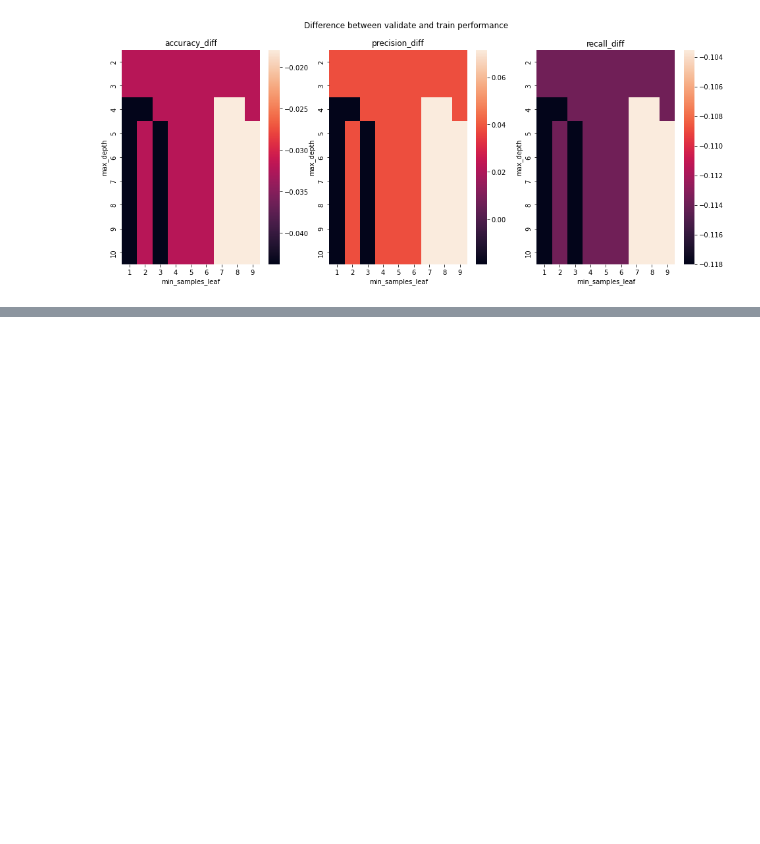
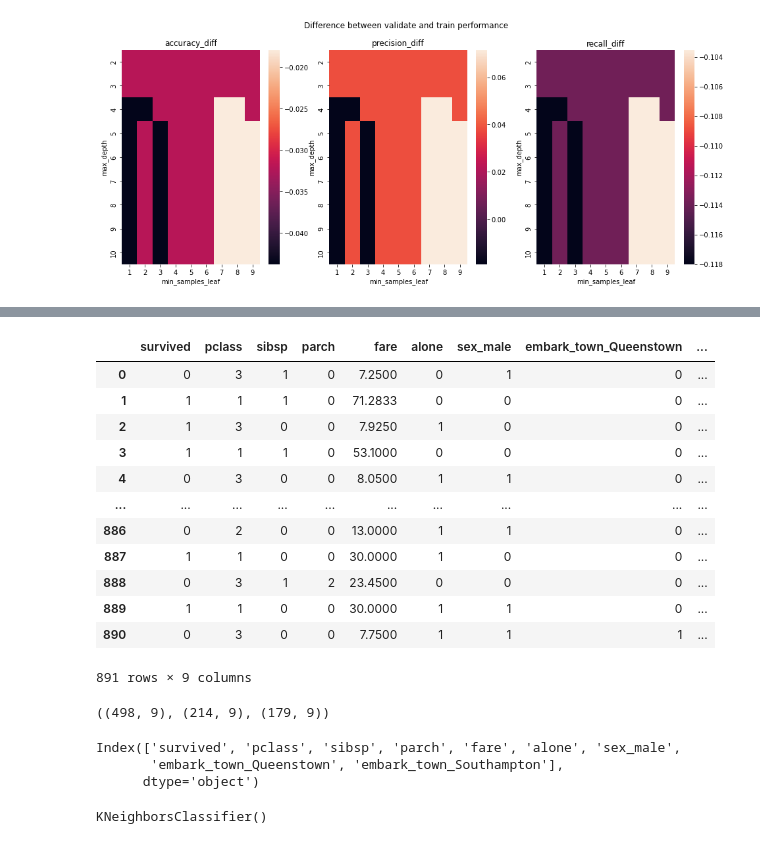
Before and after one commit to jesse-d-marder/classification-exercises, a Jupyter notebook: model.ipynb, the cells around one changed output, grey strips where cells are left out. Saved outputs shown, nothing was run; the diff lists cells and outputs as text; code cells hidden in the pictures; blank space fills up the shorter version.

```diff
--- a/model.ipynb
+++ b/model.ipynb
@@ -659,0 +665,2 @@ for i, metric in enumerate(to_plot):
+# %%
+df = get_titantic_data()
@@ -659,0 +678,18 @@ for i, metric in enumerate(to_plot):
+# %%
+prepared = prep_titantic(df)
+# %%
+prepared
+# %% [output]
+|  | survived | pclass | sibsp | parch | fare | alone | sex_male | embark_town_Queenstown | ... |
+| 0 | 0 | 3 | 1 | 0 | 7.2500 | 0 | 1 | 0 | ... |
+| 1 | 1 | 1 | 1 | 0 | 71.2833 | 0 | 0 | 0 | ... |
+| 2 | 1 | 3 | 0 | 0 | 7.9250 | 1 | 0 | 0 | ... |
+| 3 | 1 | 1 | 1 | 0 | 53.1000 | 0 | 0 | 0 | ... |
+| 4 | 0 | 3 | 0 | 0 | 8.0500 | 1 | 1 | 0 | ... |
+| ... | ... | ... | ... | ... | ... | ... | ... | ... | ... |
+| 886 | 0 | 2 | 0 | 0 | 13.0000 | 1 | 1 | 0 | ... |
+| 887 | 1 | 1 | 0 | 0 | 30.0000 | 1 | 0 | 0 | ... |
+| 888 | 0 | 3 | 1 | 2 | 23.4500 | 0 | 0 | 0 | ... |
+| 889 | 1 | 1 | 0 | 0 | 30.0000 | 1 | 1 | 0 | ... |
+| 890 | 0 | 3 | 0 | 0 | 7.7500 | 1 | 1 | 1 | ... |
+891 rows × 9 columns
@@ -659,0 +698,4 @@ for i, metric in enumerate(to_plot):
+# %%
+train.shape, validate.shape, test.shape
+# %% [output]
+((498, 9), (214, 9), (179, 9))
@@ -659,0 +704,6 @@ for i, metric in enumerate(to_plot):
+# %%
+train.columns
+# %% [output]
+Index(['survived', 'pclass', 'sibsp', 'parch', 'fare', 'alone', 'sex_male',
+       'embark_town_Queenstown', 'embark_town_Southampton'],
+      dtype='object')
@@ -659,0 +718,4 @@ for i, metric in enumerate(to_plot):
+# %%
+knn.fit(X_train,y_train)
+# %% [output]
+KNeighborsClassifier()
```
Also changed, not shown: parts of 25 cells of this notebook.
